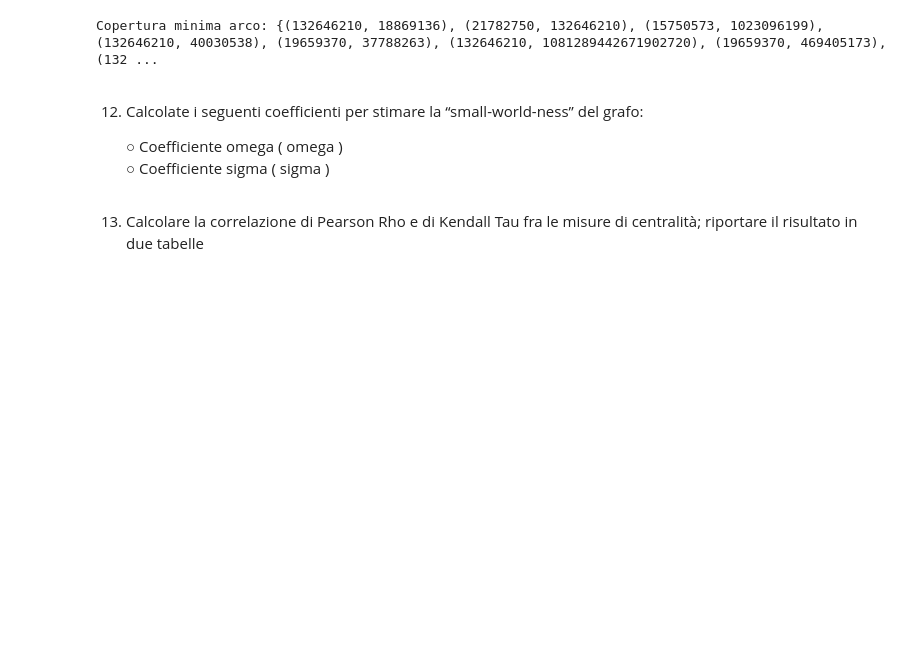
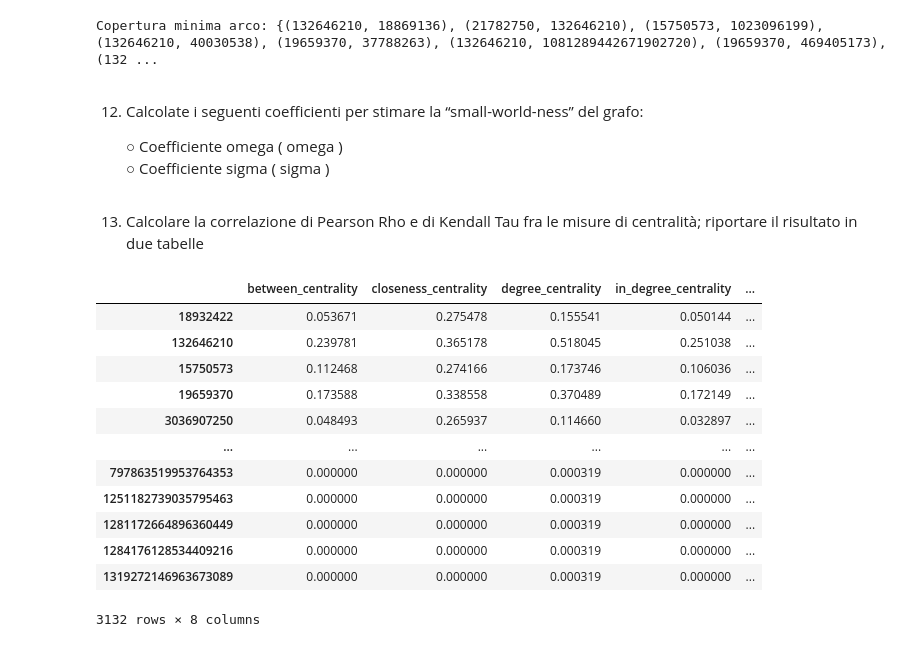
Before and after one commit to denisG99/social_computing, a Jupyter notebook: primo_progetto/progetto.ipynb, the cells around one changed output. Saved outputs shown, nothing was run; the diff lists cells and outputs as text; code cells hidden in the pictures; blank space fills up the shorter version.

```diff
--- a/primo_progetto/progetto.ipynb
+++ b/primo_progetto/progetto.ipynb
@@ -529,0 +508,27 @@ print(pearsonMatrix + "\n")
+# %%
+#tabelle delle centralità
+dfCentrality = pd.DataFrame({"between_centrality": betweennessCentrality,
+                             "closeness_centrality": closenessCentrality,
+                             "degree_centrality": degreeCentrality,
+                             "in_degree_centrality": inCentrality,
+                             "out_degreeì_centrality": outCentrality,
+                             "page_rank": pageRank,
+                             "hits_hub": hits[0],
+                             "hirs_authorities": hits[1]
+                             })
+
+dfCentrality
+# %% [output]
+|  | between_centrality | closeness_centrality | degree_centrality | in_degree_centrality | ... |
+| 18932422 | 0.053671 | 0.275478 | 0.155541 | 0.050144 | ... |
+| 132646210 | 0.239781 | 0.365178 | 0.518045 | 0.251038 | ... |
+| 15750573 | 0.112468 | 0.274166 | 0.173746 | 0.106036 | ... |
+| 19659370 | 0.173588 | 0.338558 | 0.370489 | 0.172149 | ... |
+| 3036907250 | 0.048493 | 0.265937 | 0.114660 | 0.032897 | ... |
+| ... | ... | ... | ... | ... | ... |
+| 797863519953764353 | 0.000000 | 0.000000 | 0.000319 | 0.000000 | ... |
+| 1251182739035795463 | 0.000000 | 0.000000 | 0.000319 | 0.000000 | ... |
+| 1281172664896360449 | 0.000000 | 0.000000 | 0.000319 | 0.000000 | ... |
+| 1284176128534409216 | 0.000000 | 0.000000 | 0.000319 | 0.000000 | ... |
+| 1319272146963673089 | 0.000000 | 0.000000 | 0.000319 | 0.000000 | ... |
+3132 rows × 8 columns
```
Also changed, not shown: parts of 10 cells of this notebook.
